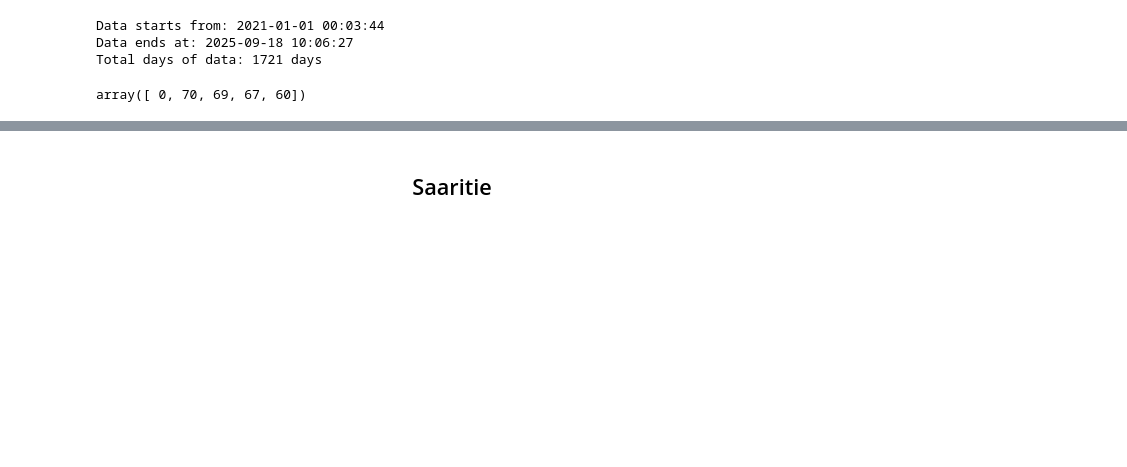
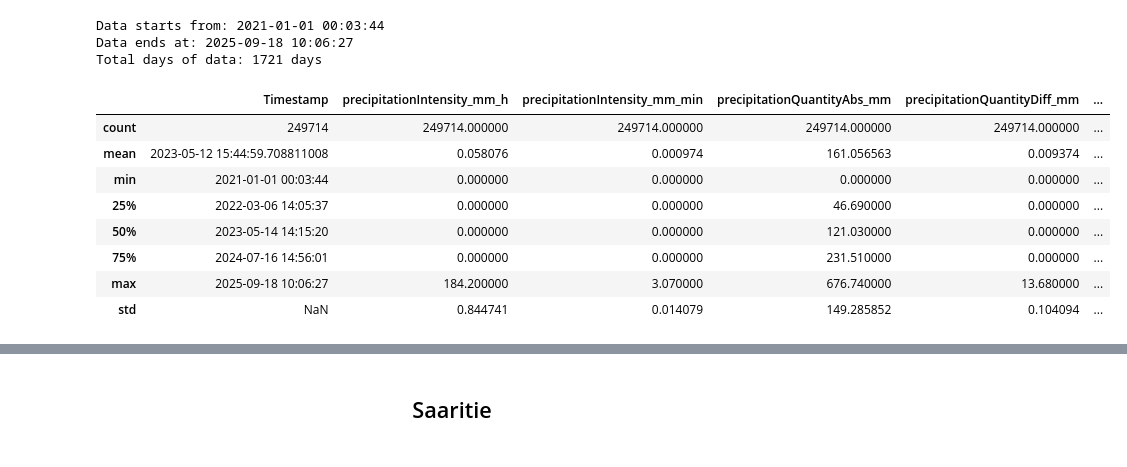
Before and after one commit to Mortti11/Marjetas_project, a Jupyter notebook: ws100.ipynb, the cells around one changed output, grey strips where cells are left out. Drawn from its saved outputs; the diff is of its cells as text; code cells hidden in the pictures; blank space fills up the shorter version.

```diff
--- a/ws100.ipynb
+++ b/ws100.ipynb
@@ -379,7 +415,15 @@ print(f"Total days of data: {total_days} days")
 Data starts from: 2021-01-01 00:03:44
 Data ends at: 2025-09-18 10:06:27
 Total days of data: 1721 days
-# %%
-Kotaniementie['precipitationType'].unique()
-# %% [output]
-array([ 0, 70, 69, 67, 60])
+# %%
+Kotaniementie.describe()
+# %% [output]
+|  | Timestamp | precipitationIntensity_mm_h | precipitationIntensity_mm_min | precipitationQuantityAbs_mm | precipitationQuantityDiff_mm | ... |
+| count | 249714 | 249714.000000 | 249714.000000 | 249714.000000 | 249714.000000 | ... |
+| mean | 2023-05-12 15:44:59.708811008 | 0.058076 | 0.000974 | 161.056563 | 0.009374 | ... |
+| min | 2021-01-01 00:03:44 | 0.000000 | 0.000000 | 0.000000 | 0.000000 | ... |
+| 25% | 2022-03-06 14:05:37 | 0.000000 | 0.000000 | 46.690000 | 0.000000 | ... |
+| 50% | 2023-05-14 14:15:20 | 0.000000 | 0.000000 | 121.030000 | 0.000000 | ... |
+| 75% | 2024-07-16 14:56:01 | 0.000000 | 0.000000 | 231.510000 | 0.000000 | ... |
+| max | 2025-09-18 10:06:27 | 184.200000 | 3.070000 | 676.740000 | 13.680000 | ... |
+| std | NaN | 0.844741 | 0.014079 | 149.285852 | 0.104094 | ... |
```
Also changed, not shown: parts of 9 cells of this notebook, 2 other files.
